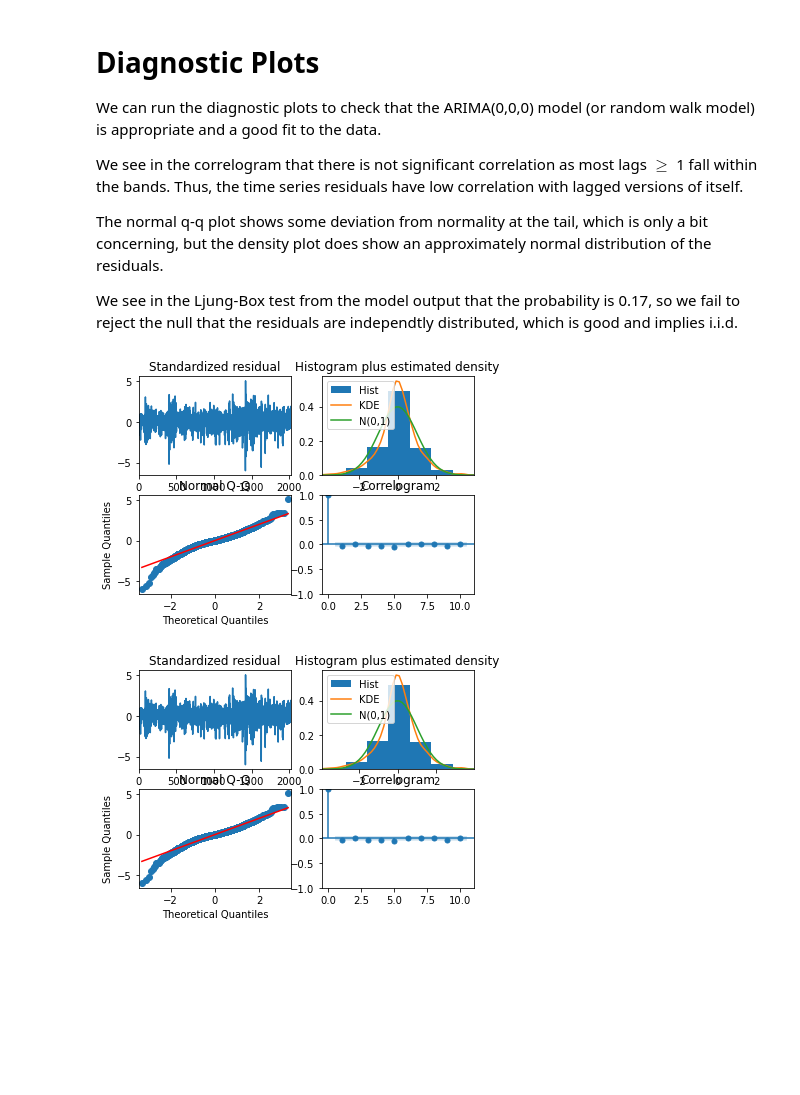
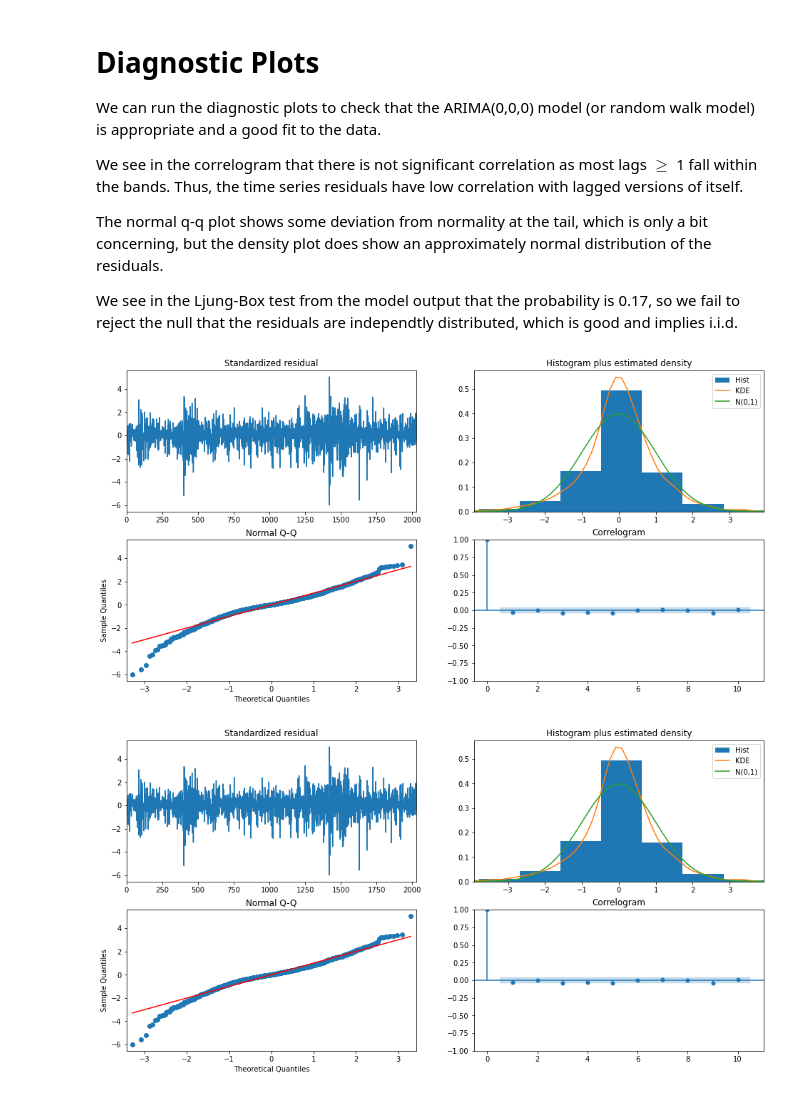
Before and after one commit to danielherrerahsph/SPYtimeseries, a Jupyter notebook: data_pull.ipynb, the cells around one changed output. Saved outputs shown, nothing was run; the diff lists cells and outputs as text; code cells hidden in the pictures; blank space fills up the shorter version.

```diff
--- a/data_pull.ipynb
+++ b/data_pull.ipynb
@@ -279,10 +278,12 @@ We see in the correlogram that there is not significant correlation as most lags
 The normal q-q plot shows some deviation from normality at the tail, which is only a bit concerning, but the density plot does show an approximately normal distribution of the residuals.
 
 We see in the Ljung-Box test from the model output that the probability is 0.17, so we fail to reject the null that the residuals are independtly distributed, which is good and implies i.i.d.
-# %%
-model.plot_diagnostics()
-# %% [output]
-[figure, removed]
-[figure, removed]
+# %%
+plt.rc("figure", figsize=(16,8))
+
+model.plot_diagnostics()
+# %% [output]
+[figure, added]
+[figure, added]
 # %% [markdown]
 **AR(1) Model Diagnostics**
```
Also changed, not shown: parts of 16 cells of this notebook.
